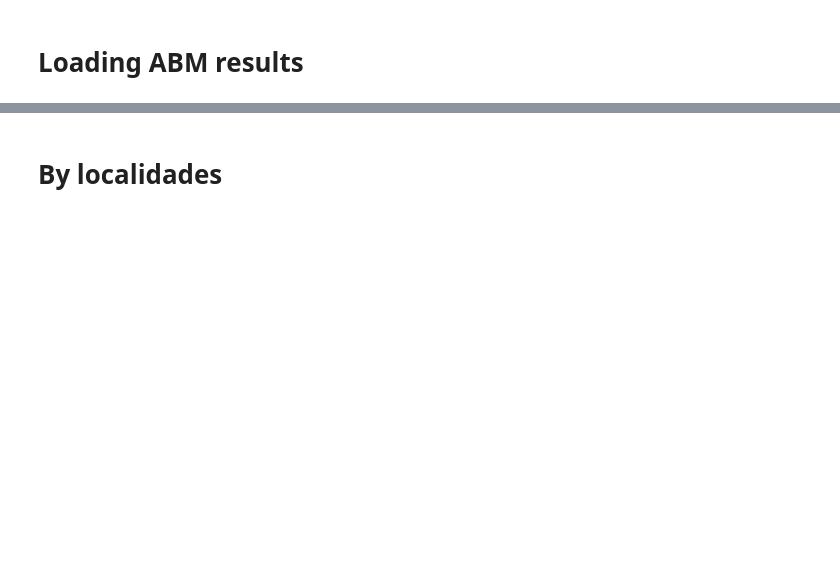
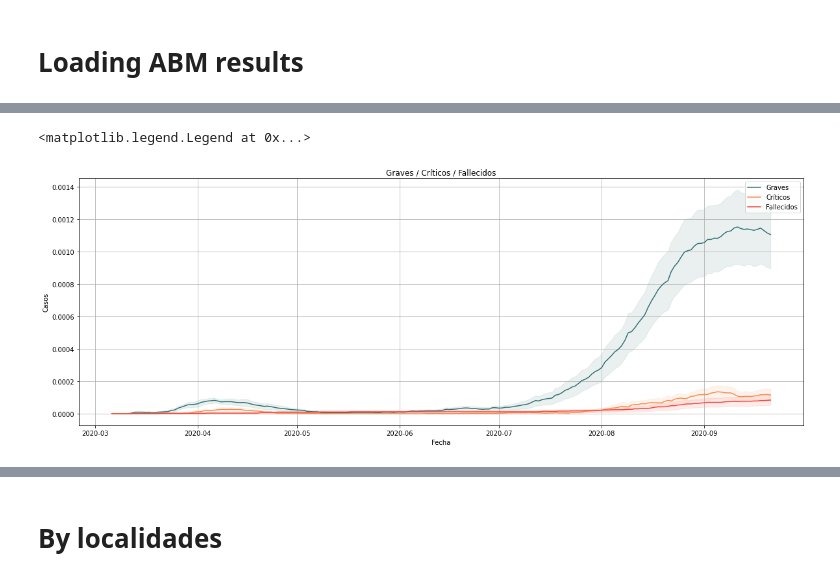
Before and after one commit to andrespd1/siscovid, a Jupyter notebook: Agents.ipynb, the cells around one changed output, grey strips where cells are left out. Saved outputs shown, nothing was run; the diff lists cells and outputs as text; code cells hidden in the pictures; blank space fills up the shorter version.

```diff
--- a/Agents.ipynb
+++ b/Agents.ipynb
@@ -88,0 +176,20 @@ plt.legend()
+# %%
+fig, ax = plt.subplots( figsize = ( 20, 7 ) )
+
+ax.plot( agents_norm_grouped.index, agents_norm_grouped[ 'Graves_mean' ], label = 'Graves', color = '#317372' )
+ax.fill_between( agents_norm_grouped.index, ( agents_norm_grouped[ 'Graves_mean' ] - agents_norm_grouped[ 'Graves_ci' ] ), ( agents_norm_grouped[ 'Graves_mean' ] + agents_norm_grouped[ 'Graves_ci' ] ), color = '#317372', alpha = .1 )
+
+ax.plot( agents_norm_grouped.index, agents_norm_grouped[ 'Críticos_mean' ], label = 'Críticos', color = '#f98a4b' )
+ax.fill_between( agents_norm_grouped.index, ( agents_norm_grouped[ 'Críticos_mean' ] - agents_norm_grouped[ 'Críticos_ci' ] ), ( agents_norm_grouped[ 'Críticos_mean' ] + agents_norm_grouped[ 'Críticos_ci' ] ), color = '#f98a4b', alpha = .1 )
+
+ax.plot( agents_norm_grouped.index, agents_norm_grouped[ 'Fallecidos_mean' ], label = 'Fallecidos', color = '#f64438' )
+ax.fill_between( agents_norm_grouped.index, ( agents_norm_grouped[ 'Fallecidos_mean' ] - agents_norm_grouped[ 'Fallecidos_ci' ] ), ( agents_norm_grouped[ 'Fallecidos_mean' ] + agents_norm_grouped[ 'Fallecidos_ci' ] ), color = '#f64438', alpha = .1 )
+
+plt.title( 'Graves / Críticos / Fallecidos' )
+plt.xlabel( 'Fecha' )
+plt.ylabel( 'Casos' )
+plt.grid( True )
+plt.legend()
+# %% [output]
+<matplotlib.legend.Legend at 0x...>
+[figure, added]
```
Also changed, not shown: parts of 47 cells of this notebook, 22 other files.
